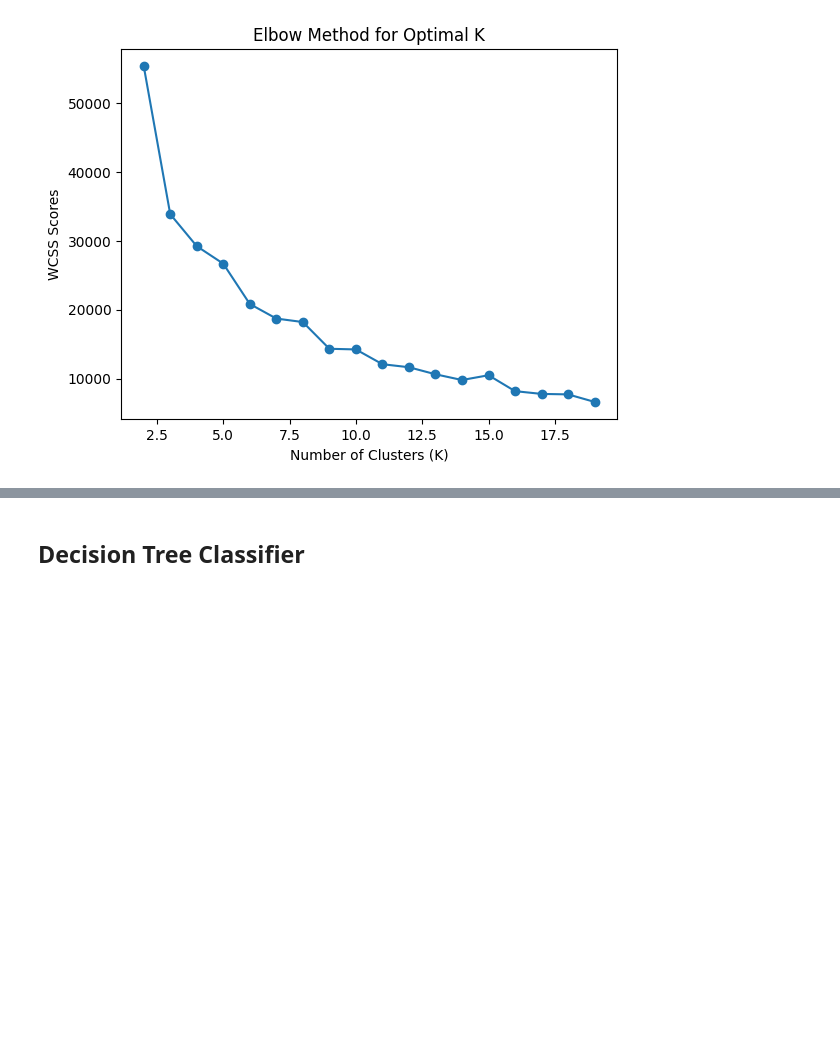
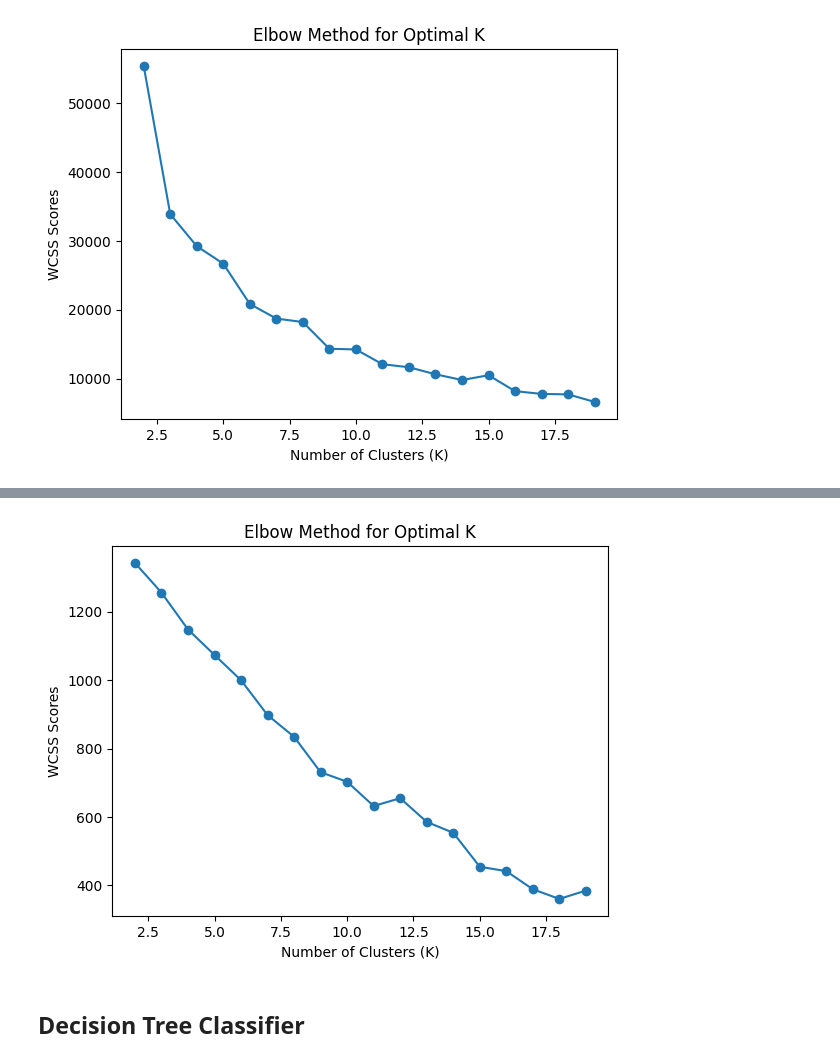
Before and after one commit to salvatorie/ds410-crashlytics, a Jupyter notebook: crashlytics.ipynb, the cells around one changed output, grey strips where cells are left out. Drawn from its saved outputs; the diff is of its cells as text; code cells hidden in the pictures; blank space fills up the shorter version.

```diff
--- a/crashlytics.ipynb
+++ b/crashlytics.ipynb
@@ -220,0 +186,11 @@ plt.show()
+# %%
+scaler = StandardScaler(inputCol="features", outputCol="scaled_features", withStd=True, withMean=True)
+scaler_model = scaler.fit(assembled_data)
+scaled_data = scaler_model.transform(assembled_data)
+
+pca = PCA(k=14, inputCol="scaled_features", outputCol="pcaFeatures")
+model = pca.fit(scaled_data)
+result = model.transform(scaled_data)
+
+explained_variance = model.explainedVariance
+print("Explained Variance: ", sum(explained_variance))
@@ -220,0 +199,20 @@ plt.show()
+# %%
+def fit_kmeans_column(df_input,column_name='pcaFeatures',num_cluster_centers=3):
+  kmeans = KMeans(featuresCol=column_name).setK(num_cluster_centers).setSeed(1)
+
+  model = kmeans.fit(df_input)
+
+  clustered_data = model.transform(df_input)
+
+  evaluator = ClusteringEvaluator()
+  silhouette_score = evaluator.evaluate(clustered_data)
+
+  wcss = model.summary.trainingCost
+
+  cluster_sizes = clustered_data.groupBy("prediction").count()
+  cluster_sizes.show()
+
+  return clustered_data, silhouette_score, wcss
+# %%
+num_centers = 3
+clustered_data, silhouette, wcss = fit_kmeans_column(result,column_name='pcaFeatures',num_cluster_centers=num_centers)
@@ -220,0 +227,8 @@ plt.show()
+# %%
+silhouette_scores_pca = []
+wcss_scores_pca = []
+
+for k in k_values:
+  clustered_data, silhouette_score, wcss = fit_kmeans_column(result,column_name="pcaFeatures",num_cluster_centers=k)
+  silhouette_scores_pca.append(silhouette_score)
+  wcss_scores_pca.append(wcss)
@@ -221,3 +253,11 @@ plt.show()
+# %%
+plt.plot(k_values, wcss_scores_pca, marker='o')
+plt.title("Elbow Method for Optimal K")
+plt.xlabel("Number of Clusters (K)")
+plt.ylabel("WCSS Scores")
+plt.show()
+# %% [output]
+[figure, added]
 # %% [markdown]
 ## Decision Tree Classifier
 # %% [markdown]
```
Also changed, not shown: parts of 13 cells of this notebook.
